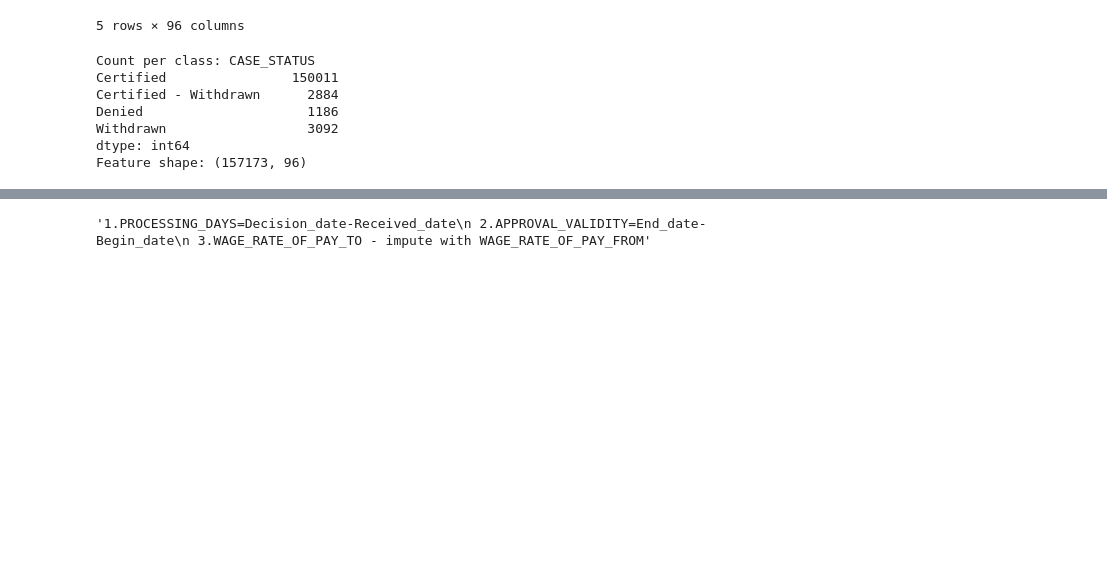
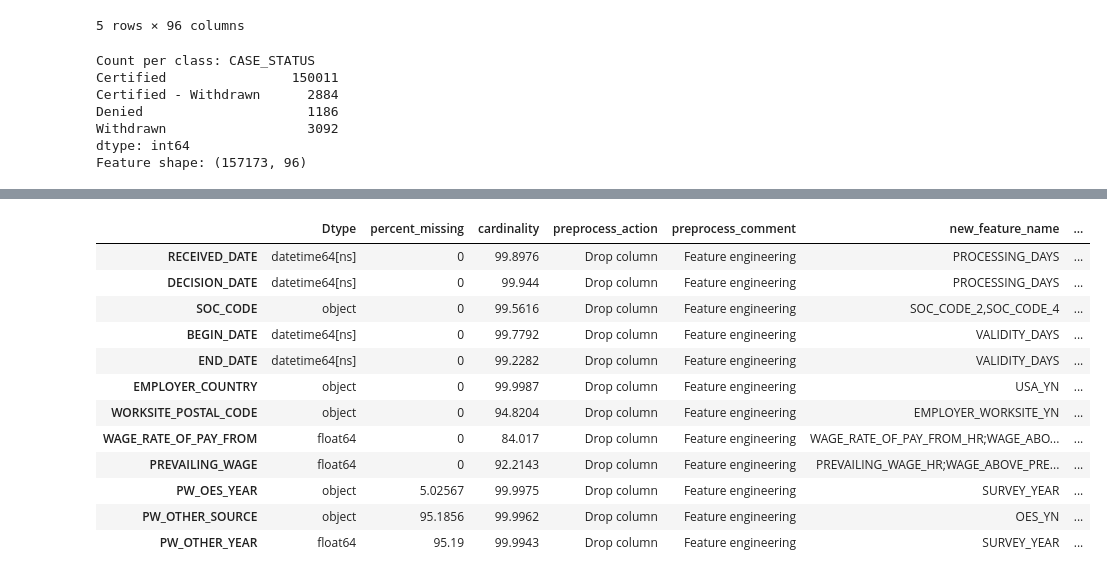
Before and after one commit to sharsulkar/H1B_LCA_outcome_prediction, a Jupyter notebook: notebooks/01_sh_EDA.ipynb, the cells around one changed output, grey strips where cells are left out. Saved outputs shown, nothing was run; the diff lists cells and outputs as text; code cells hidden in the pictures; blank space fills up the shorter version.

```diff
--- a/notebooks/01_sh_EDA.ipynb
+++ b/notebooks/01_sh_EDA.ipynb
@@ -180,4 +94,39 @@ dict_keys(['output_class', 'drop_missing', 'drop_high_cardinal', 'numeric_column
-# %%
-dict_notes['feature_eng']
-# %% [output]
-'1.PROCESSING_DAYS=Decision_date-Received_date\n 2.APPROVAL_VALIDITY=End_date-Begin_date\n 3.WAGE_RATE_OF_PAY_TO - impute with WAGE_RATE_OF_PAY_FROM'
+# %%
+#Drop columns -SECONDARY_ENTITY_BUSINESS_NAME
+df_data_statistics.loc['SECONDARY_ENTITY_BUSINESS_NAME',['preprocess_action','preprocess_comment']]=['Drop column','Not Useful']
+# %%
+#Drop columns - WORKSITE_* except WORKSITE_POSTAL_CODE
+wkst_cols=['WORKSITE_ADDRESS1','WORKSITE_ADDRESS2','WORKSITE_CITY','WORKSITE_COUNTY','WORKSITE_STATE']
+df_data_statistics.loc[wkst_cols,['preprocess_action','preprocess_comment']]=['Drop column','Not Useful']
+#Feature engineering - Worksite same as employer address
+df_data_statistics.loc[['WORKSITE_POSTAL_CODE'],['preprocess_action','preprocess_comment','new_feature_name','new_feature_logic']]=['Drop column','Feature engineering','EMPLOYER_WORKSITE_YN','IF EMPLOYER_POSTAL_CODE==WORKSITE_POSTAL_CODE THEN Y ELSE N END']
+# %%
+#Feature engineering - convert PREVAILING_WAGE and WAGE_RATE_OF_PAY_FROM to hourly wage - if PW_UNIT_OF_PAY=Hour ignore, if Month then WAGE/172, if Year then WAGE/2067
+#Feature engineering - WAGE_ABOVE_PREVAILING_HR = WAGE_RATE_OF_PAY_FROM_HR-PREVAILING_WAGE_HR
+df_data_statistics.loc[['PREVAILING_WAGE'],['preprocess_action','preprocess_comment','new_feature_name','new_feature_logic']]=['Drop column','Feature engineering','PREVAILING_WAGE_HR;WAGE_ABOVE_PREVAILING_HR','if PW_UNIT_OF_PAY=Hour ignore, if Month then WAGE/172, if Year then WAGE/2067;WAGE_RATE_OF_PAY_FROM_HR-PREVAILING_WAGE_HR']
+df_data_statistics.loc[['WAGE_RATE_OF_PAY_FROM'],['preprocess_action','preprocess_comment','new_feature_name','new_feature_logic']]=['Drop column','Feature engineering','WAGE_RATE_OF_PAY_FROM_HR;WAGE_ABOVE_PREVAILING_HR','if WAGE_UNIT_OF_PAY=Hour ignore, if Month then WAGE/172, if Year then WAGE/2067;WAGE_RATE_OF_PAY_FROM_HR-PREVAILING_WAGE_HR']
+
+#Drop columns - Wage related
+wage_cols=[ 'WAGE_UNIT_OF_PAY','PW_UNIT_OF_PAY']
+df_data_statistics.loc[wage_cols,['preprocess_action','preprocess_comment']]=['Drop column','Not Useful']
+# %%
+#Feature engineering - OES_YN - if 'PW_OTHER_SOURCE' is not NaN then N else Y
+df_data_statistics.loc[['PW_OTHER_SOURCE'],['preprocess_action','preprocess_comment','new_feature_name','new_feature_logic']]=['Drop column','Feature engineering','OES_YN ','if PW_OTHER_SOURCE is not NaN then N else Y']
+#Feature engineering - SURVEY_YEAR - if OES_YN ==Y then extract year from first date of PW_OES_YEAR' else 'PW_OTHER_YEAR'
+df_data_statistics.loc[['PW_OES_YEAR','PW_OTHER_YEAR'],['preprocess_action','preprocess_comment','new_feature_name','new_feature_logic']]=['Drop column','Feature engineering','SURVEY_YEAR ','if OES_YN ==Y then extract year from first date of PW_OES_YEAR else PW_OTHER_YEAR']
+# %%
+df_data_statistics[df_data_statistics['preprocess_comment']=='Feature engineering']
+# %% [output]
+|  | Dtype | percent_missing | cardinality | preprocess_action | preprocess_comment | new_feature_name | ... |
+| RECEIVED_DATE | datetime64[ns] | 0 | 99.8976 | Drop column | Feature engineering | PROCESSING_DAYS | ... |
+| DECISION_DATE | datetime64[ns] | 0 | 99.944 | Drop column | Feature engineering | PROCESSING_DAYS | ... |
+| SOC_CODE | object | 0 | 99.5616 | Drop column | Feature engineering | SOC_CODE_2,SOC_CODE_4 | ... |
+| BEGIN_DATE | datetime64[ns] | 0 | 99.7792 | Drop column | Feature engineering | VALIDITY_DAYS | ... |
+| END_DATE | datetime64[ns] | 0 | 99.2282 | Drop column | Feature engineering | VALIDITY_DAYS | ... |
+| EMPLOYER_COUNTRY | object | 0 | 99.9987 | Drop column | Feature engineering | USA_YN | ... |
+| WORKSITE_POSTAL_CODE | object | 0 | 94.8204 | Drop column | Feature engineering | EMPLOYER_WORKSITE_YN | ... |
+| WAGE_RATE_OF_PAY_FROM | float64 | 0 | 84.017 | Drop column | Feature engineering | WAGE_RATE_OF_PAY_FROM_HR;WAGE_ABO... | ... |
+| PREVAILING_WAGE | float64 | 0 | 92.2143 | Drop column | Feature engineering | PREVAILING_WAGE_HR;WAGE_ABOVE_PRE... | ... |
+| PW_OES_YEAR | object | 5.02567 | 99.9975 | Drop column | Feature engineering | SURVEY_YEAR | ... |
+| PW_OTHER_SOURCE | object | 95.1856 | 99.9962 | Drop column | Feature engineering | OES_YN | ... |
+| PW_OTHER_YEAR | float64 | 95.19 | 99.9943 | Drop column | Feature engineering | SURVEY_YEAR | ... |
```
Also changed, not shown: parts of 9 cells of this notebook.
